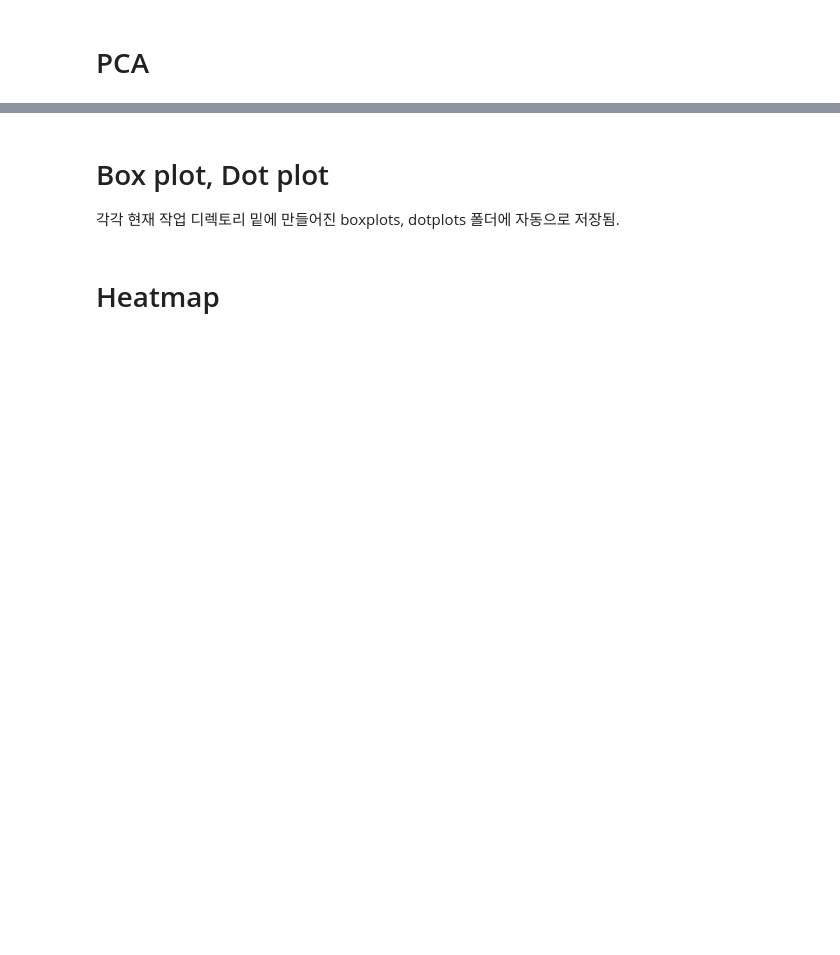
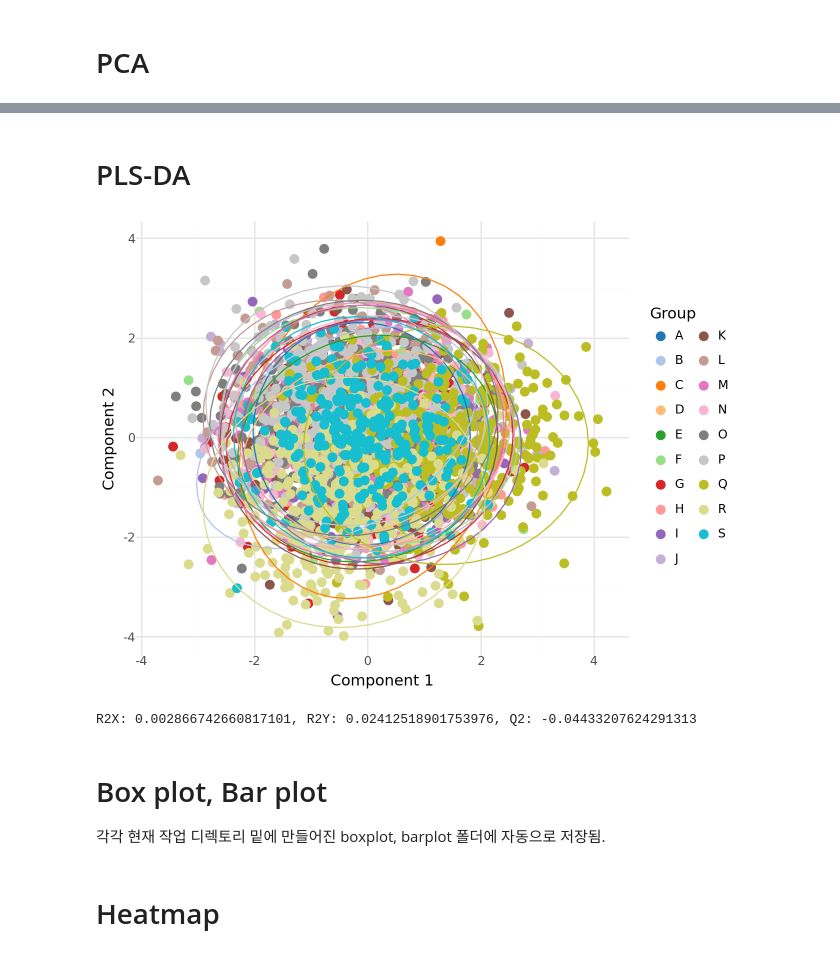
Before and after one commit to daehwankim12/LMSstat_python, a Jupyter notebook: examples.ipynb, the cells around one changed output, grey strips where cells are left out. Drawn from its saved outputs; the diff is of its cells as text; code cells hidden in the pictures; blank space fills up the shorter version.

```diff
--- a/examples.ipynb
+++ b/examples.ipynb
@@ -81,4 +81,18 @@ pca_plt.display()
+# %% [markdown]
+# PLS-DA
+# %%
+from lmsstat import plot
+import pandas as pd
+
+data = pd.read_csv("data.csv")
+
+plsda_plt = plot.plot_plsda(data)
+plsda_plt[0].show()
+print(f"R2X: {plsda_plt[1]}, R2Y: {plsda_plt[2]}, Q2: {plsda_plt[3]}")  # R2, Q2
+# %% [output]
+[figure, added]
+R2X: 0.002866742660817101, R2Y: 0.02412518901753976, Q2: -0.04433207624291313
 # %% [markdown]
-# Box plot, Dot plot
-각각 현재 작업 디렉토리 밑에 만들어진 boxplots, dotplots 폴더에 자동으로 저장됨.
+# Box plot, Bar plot
+각각 현재 작업 디렉토리 밑에 만들어진 boxplot, barplot 폴더에 자동으로 저장됨.
 # %%
```
Also changed, not shown: parts of 3 cells of this notebook, 9 other files.
